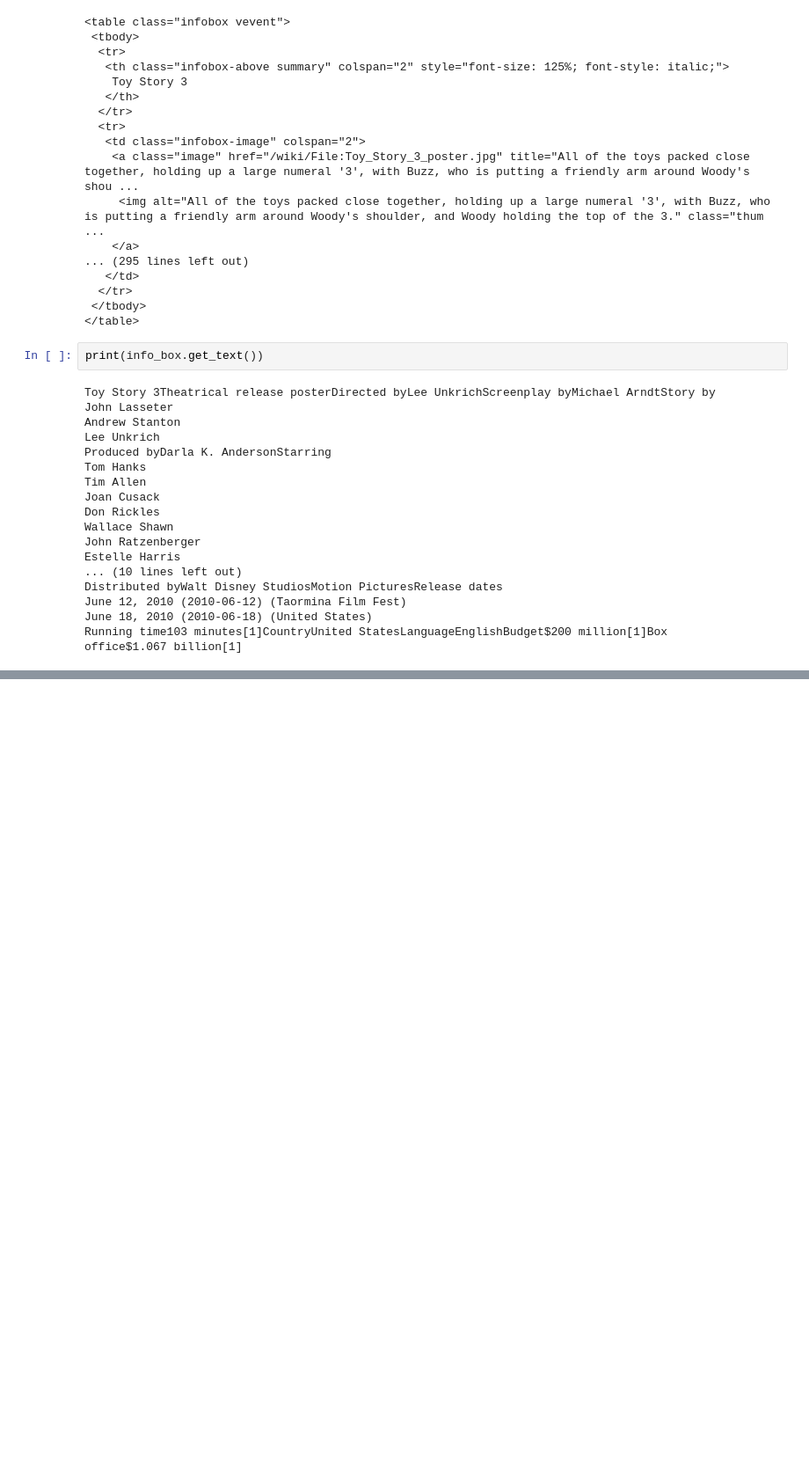
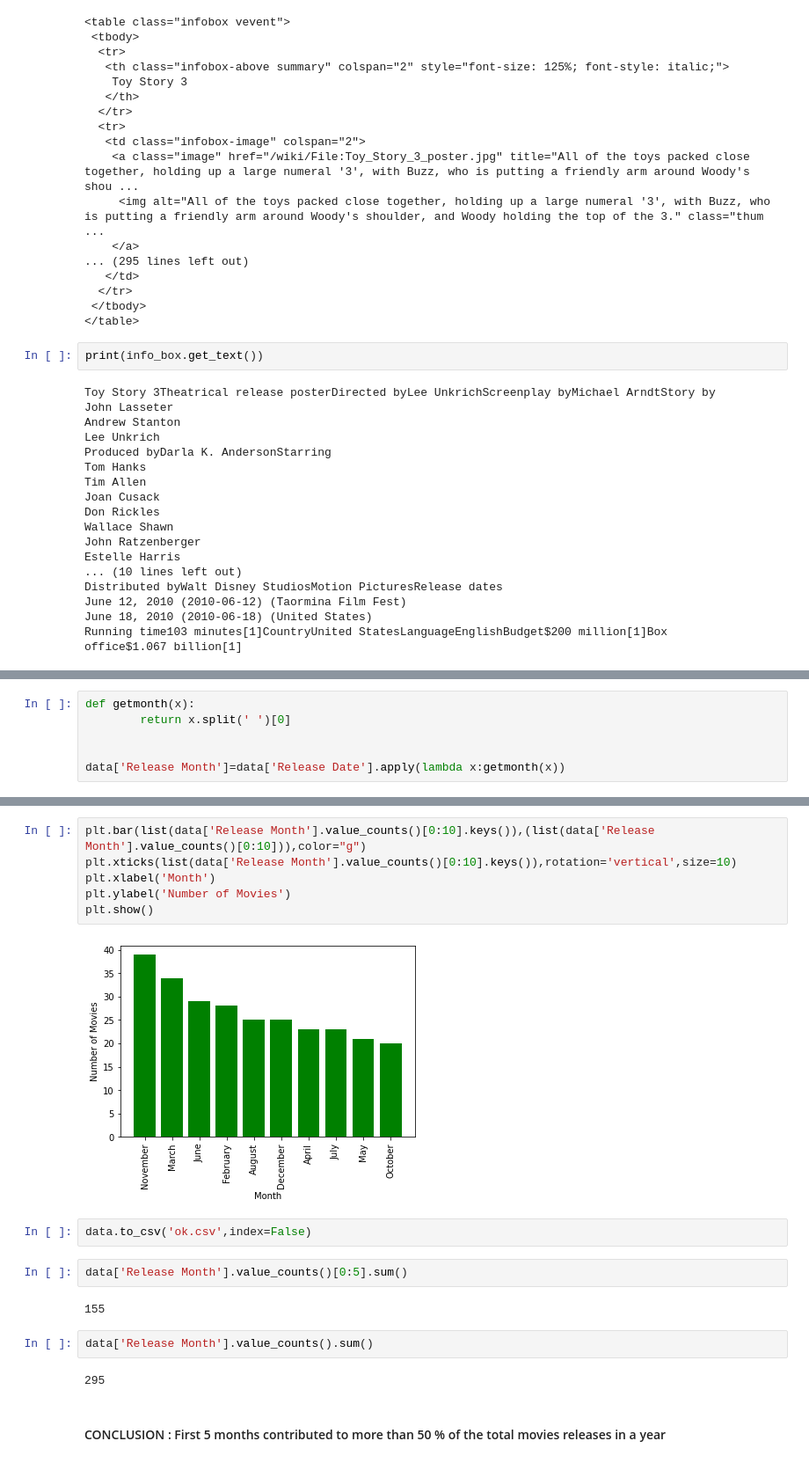
Before and after one commit to Newtanmukh/Python-projects, a Jupyter notebook: Real World Data Science/Yearwise Disney Movies Analysis.ipynb, the cells around one changed output, grey strips where cells are left out. Shown at 88% size. Saved outputs shown, nothing was run; the diff lists cells and outputs as text; blank space fills up the shorter version.

```diff
--- a/Real World Data Science/Toy Story 3 Data Analysis.ipynb
+++ b/Real World Data Science/Yearwise Disney Movies Analysis.ipynb
@@ -124,0 +342,6 @@ print(movie_info)
+# %%
+def getmonth(x):
+        return x.split(' ')[0]
+
+
+data['Release Month']=data['Release Date'].apply(lambda x:getmonth(x))
@@ -124,0 +373,20 @@ print(movie_info)
+# %%
+plt.bar(list(data['Release Month'].value_counts()[0:10].keys()),(list(data['Release Month'].value_counts()[0:10])),color="g")
+plt.xticks(list(data['Release Month'].value_counts()[0:10].keys()),rotation='vertical',size=10)
+plt.xlabel('Month')
+plt.ylabel('Number of Movies')
+plt.show()
+# %% [output]
+[figure, added]
+# %%
+data.to_csv('ok.csv',index=False)
+# %%
+data['Release Month'].value_counts()[0:5].sum()
+# %% [output]
+155
+# %%
+data['Release Month'].value_counts().sum()
+# %% [output]
+295
+# %% [markdown]
+#### CONCLUSION : First 5 months contributed to more than 50 % of the total movies releases in a year
```
Also changed, not shown: parts of 44 cells of this notebook, 3 other files.
